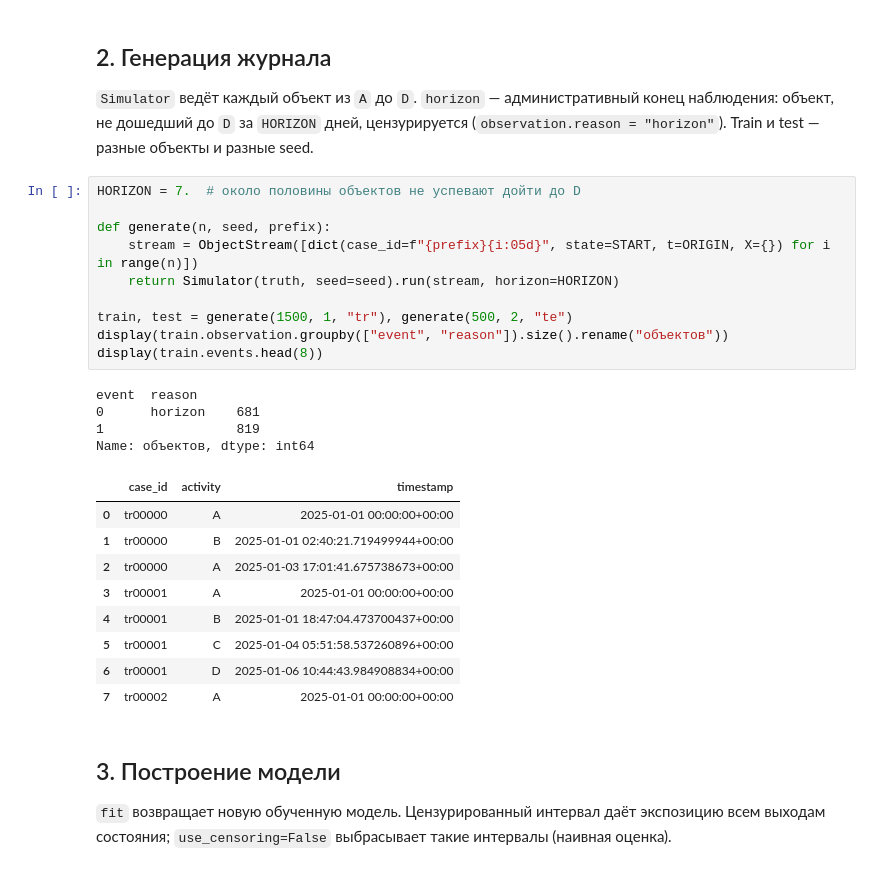
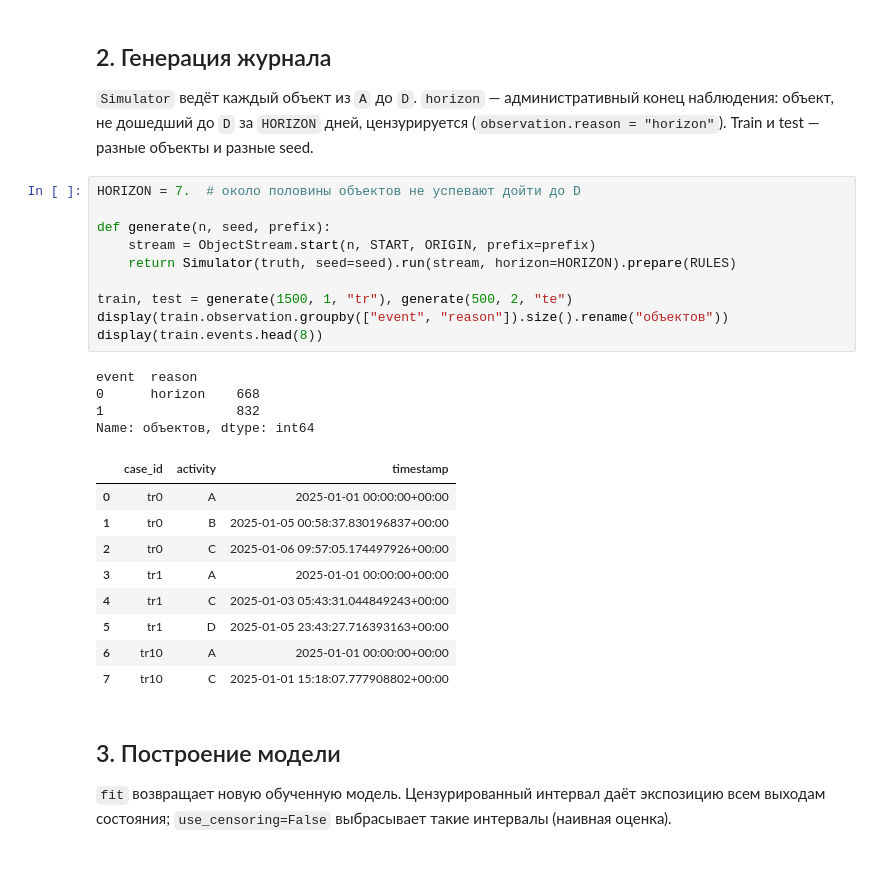
Before and after one commit to iuliivasilev/SurvivalProcessMining, a Jupyter notebook: dima/petri_net_time_estimation.ipynb, the cells around one changed output. Cells and saved outputs as stored; diff of their text form.

```diff
--- a/dima/petri_net_time_estimation.ipynb
+++ b/dima/petri_net_time_estimation.ipynb
@@ -62,27 +62,27 @@ Train и test — разные объекты и разные seed.
 # %%
 HORIZON = 7.  # около половины объектов не успевают дойти до D
 
 def generate(n, seed, prefix):
-    stream = ObjectStream([dict(case_id=f"{prefix}{i:05d}", state=START, t=ORIGIN, X={}) for i in range(n)])
-    return Simulator(truth, seed=seed).run(stream, horizon=HORIZON)
+    stream = ObjectStream.start(n, START, ORIGIN, prefix=prefix)
+    return Simulator(truth, seed=seed).run(stream, horizon=HORIZON).prepare(RULES)
 
 train, test = generate(1500, 1, "tr"), generate(500, 2, "te")
 display(train.observation.groupby(["event", "reason"]).size().rename("объектов"))
 display(train.events.head(8))
 # %% [output]
 event  reason
-0      horizon    681
-1                 819
+0      horizon    668
+1                 832
 Name: объектов, dtype: int64
 |  | case_id | activity | timestamp |
-| 0 | tr00000 | A | 2025-01-01 00:00:00+00:00 |
-| 1 | tr00000 | B | 2025-01-01 02:40:21.719499944+00:00 |
-| 2 | tr00000 | A | 2025-01-03 17:01:41.675738673+00:00 |
-| 3 | tr00001 | A | 2025-01-01 00:00:00+00:00 |
-| 4 | tr00001 | B | 2025-01-01 18:47:04.473700437+00:00 |
-| 5 | tr00001 | C | 2025-01-04 05:51:58.537260896+00:00 |
-| 6 | tr00001 | D | 2025-01-06 10:44:43.984908834+00:00 |
-| 7 | tr00002 | A | 2025-01-01 00:00:00+00:00 |
+| 0 | tr0 | A | 2025-01-01 00:00:00+00:00 |
+| 1 | tr0 | B | 2025-01-05 00:58:37.830196837+00:00 |
+| 2 | tr0 | C | 2025-01-06 09:57:05.174497926+00:00 |
+| 3 | tr1 | A | 2025-01-01 00:00:00+00:00 |
+| 4 | tr1 | C | 2025-01-03 05:43:31.044849243+00:00 |
+| 5 | tr1 | D | 2025-01-05 23:43:27.716393163+00:00 |
+| 6 | tr10 | A | 2025-01-01 00:00:00+00:00 |
+| 7 | tr10 | C | 2025-01-01 15:18:07.777908802+00:00 |
 # %% [markdown]
 ## 3. Построение модели
 
```
Also changed, not shown: parts of 5 cells of this notebook, 31 other files.
